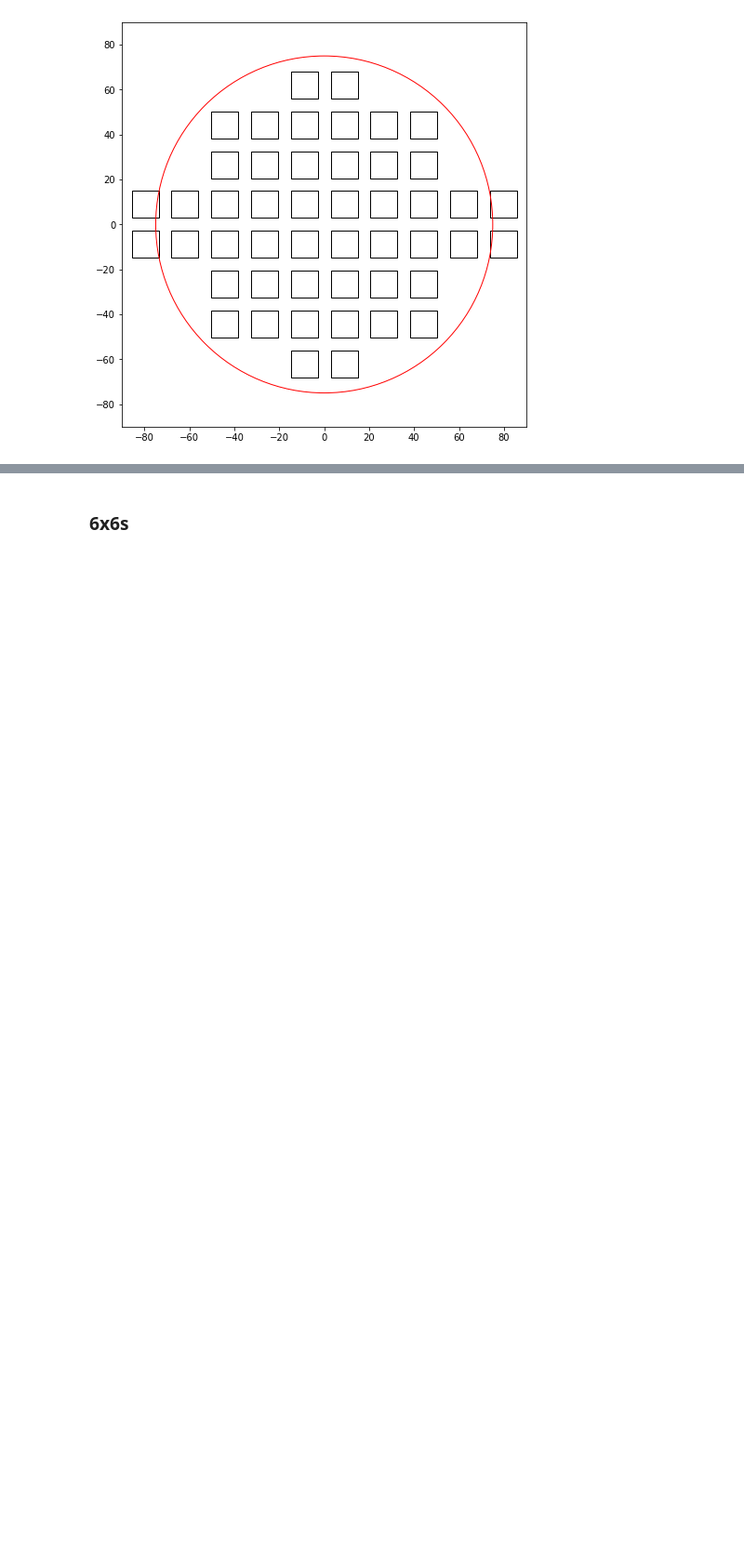
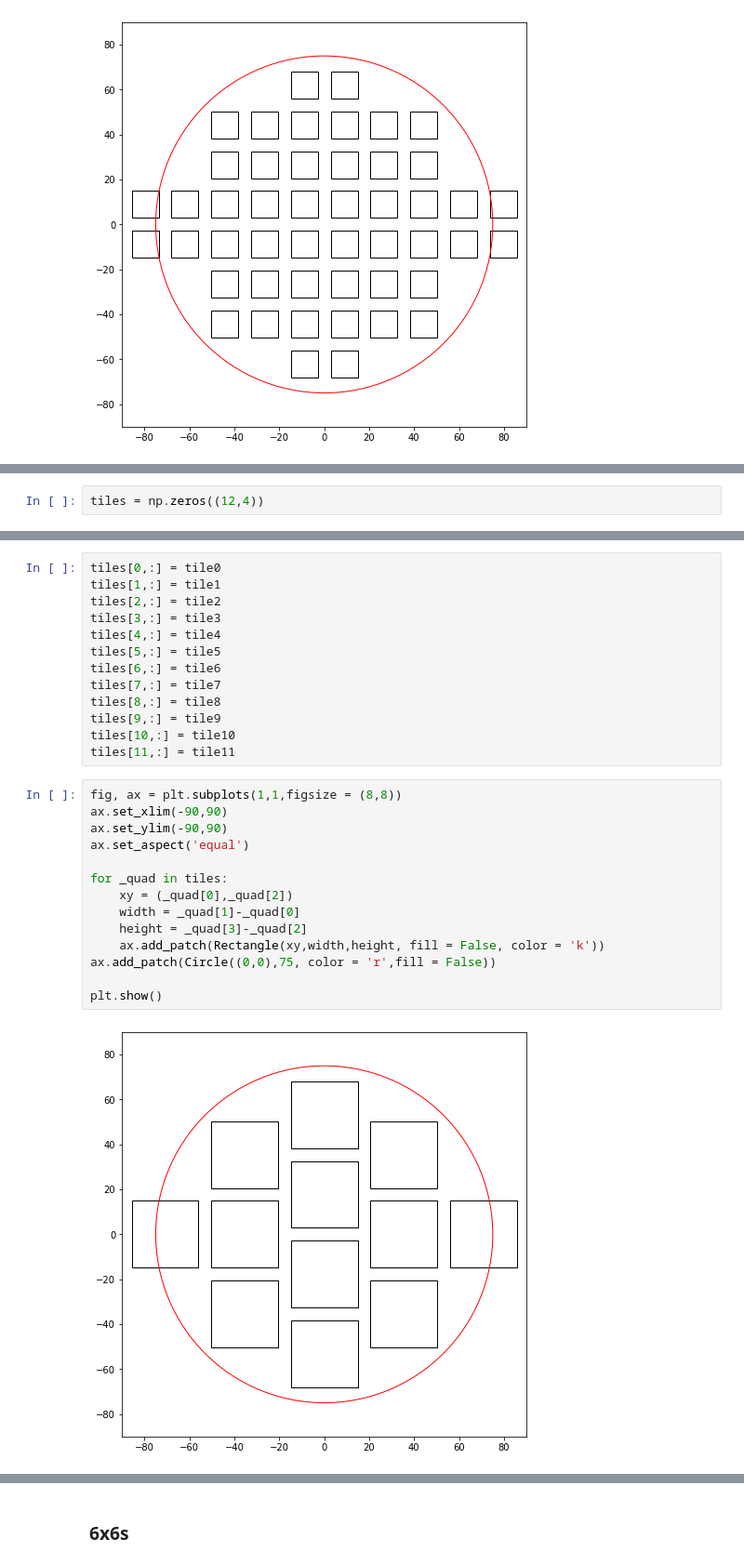
Before and after one commit to sanaouahada/XenoDiffusionScope, a Jupyter notebook: notebooks/Top_Array_geometry.ipynb, the cells around one changed output, grey strips where cells are left out. Shown: that part at 93% size. Drawn from its saved outputs; the diff is of its cells as text; blank space fills up the shorter version.

```diff
--- a/Top_Array_geometry.ipynb
+++ b/notebooks/Top_Array_geometry.ipynb
@@ -121,0 +124,2 @@ plt.show()
+# %%
+tiles = np.zeros((12,4))
@@ -121,0 +186,29 @@ plt.show()
+# %%
+tiles[0,:] = tile0
+tiles[1,:] = tile1
+tiles[2,:] = tile2
+tiles[3,:] = tile3
+tiles[4,:] = tile4
+tiles[5,:] = tile5
+tiles[6,:] = tile6
+tiles[7,:] = tile7
+tiles[8,:] = tile8
+tiles[9,:] = tile9
+tiles[10,:] = tile10
+tiles[11,:] = tile11
+# %%
+fig, ax = plt.subplots(1,1,figsize = (8,8))
+ax.set_xlim(-90,90)
+ax.set_ylim(-90,90)
+ax.set_aspect('equal')
+
+for _quad in tiles:
+    xy = (_quad[0],_quad[2])
+    width = _quad[1]-_quad[0]
+    height = _quad[3]-_quad[2]
+    ax.add_patch(Rectangle(xy,width,height, fill = False, color = 'k'))
+ax.add_patch(Circle((0,0),75, color = 'r',fill = False))
+
+plt.show()
+# %% [output]
+[figure, added]
```
Also changed, not shown: parts of 3 cells of this notebook, 24 other files.
